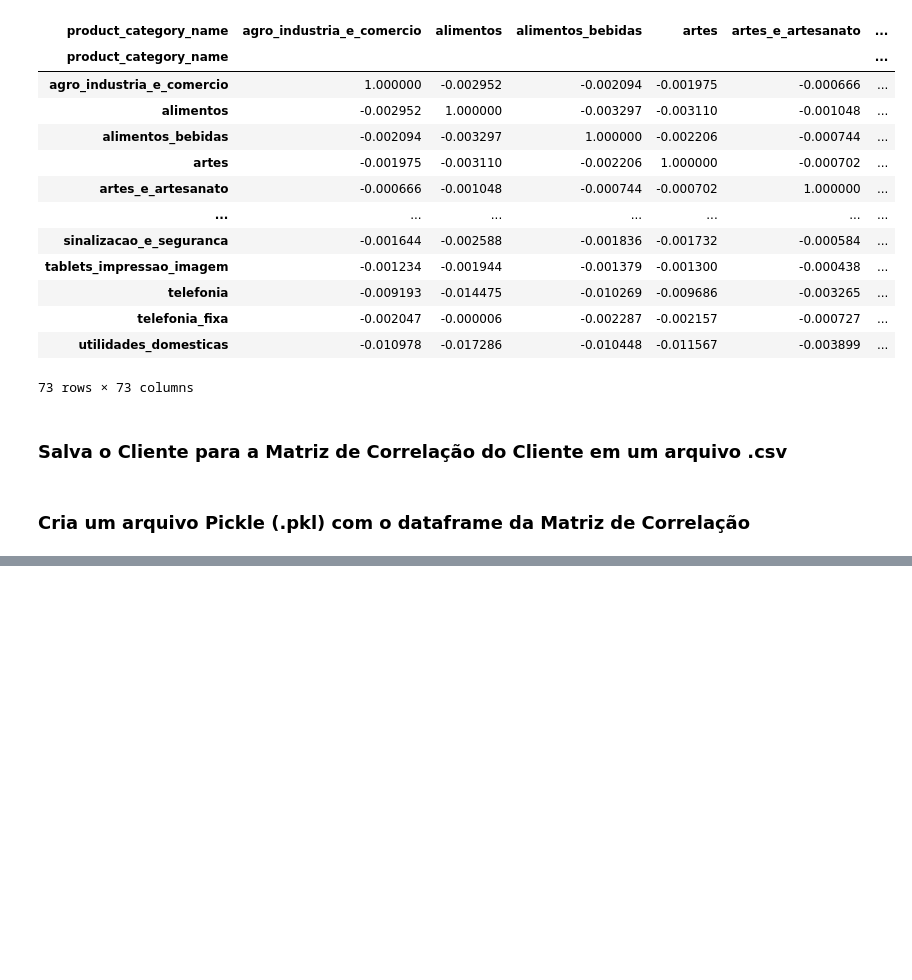
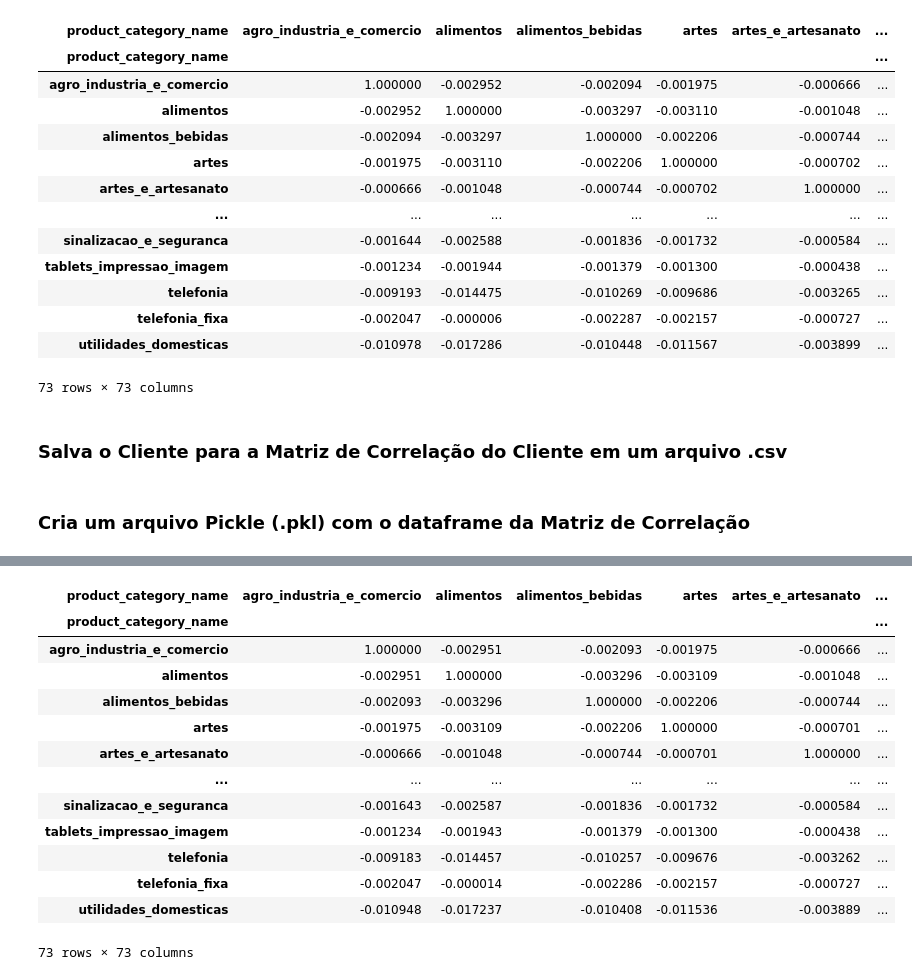
Before and after one commit to arcursino/credit-bureau, a Jupyter notebook: olist/recomendacao_produto_para_cliente.ipynb, the cells around one changed output, grey strips where cells are left out. Saved outputs shown, nothing was run; the diff lists cells and outputs as text; code cells hidden in the pictures; blank space fills up the shorter version.

```diff
--- a/olist/recomendacao_produto_para_cliente.ipynb
+++ b/olist/recomendacao_produto_para_cliente.ipynb
@@ -67,0 +106,19 @@ pickle.dump(cliente_correlacao_df, open('cliente_correlacao_modelo.pkl','wb'))
+# %%
+cliente_correlacao_df_k = prod_cliente_pivot_df.corr(method='kendall',min_periods=5)
+# %%
+cliente_correlacao_df_k
+# %% [output]
+| product_category_name | agro_industria_e_comercio | alimentos | alimentos_bebidas | artes | artes_e_artesanato | ... |
+| product_category_name |  |  |  |  |  | ... |
+| agro_industria_e_comercio | 1.000000 | -0.002951 | -0.002093 | -0.001975 | -0.000666 | ... |
+| alimentos | -0.002951 | 1.000000 | -0.003296 | -0.003109 | -0.001048 | ... |
+| alimentos_bebidas | -0.002093 | -0.003296 | 1.000000 | -0.002206 | -0.000744 | ... |
+| artes | -0.001975 | -0.003109 | -0.002206 | 1.000000 | -0.000701 | ... |
+| artes_e_artesanato | -0.000666 | -0.001048 | -0.000744 | -0.000701 | 1.000000 | ... |
+| ... | ... | ... | ... | ... | ... | ... |
+| sinalizacao_e_seguranca | -0.001643 | -0.002587 | -0.001836 | -0.001732 | -0.000584 | ... |
+| tablets_impressao_imagem | -0.001234 | -0.001943 | -0.001379 | -0.001300 | -0.000438 | ... |
+| telefonia | -0.009183 | -0.014457 | -0.010257 | -0.009676 | -0.003262 | ... |
+| telefonia_fixa | -0.002047 | -0.000014 | -0.002286 | -0.002157 | -0.000727 | ... |
+| utilidades_domesticas | -0.010948 | -0.017237 | -0.010408 | -0.011536 | -0.003889 | ... |
+73 rows × 73 columns
```
Also changed, not shown: parts of 6 cells of this notebook.
